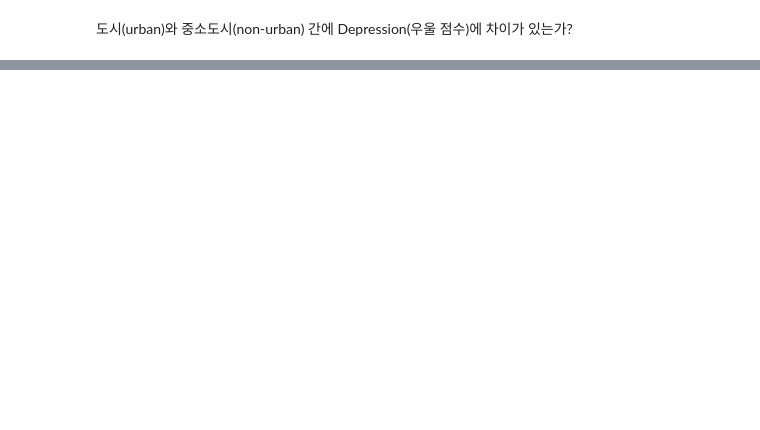
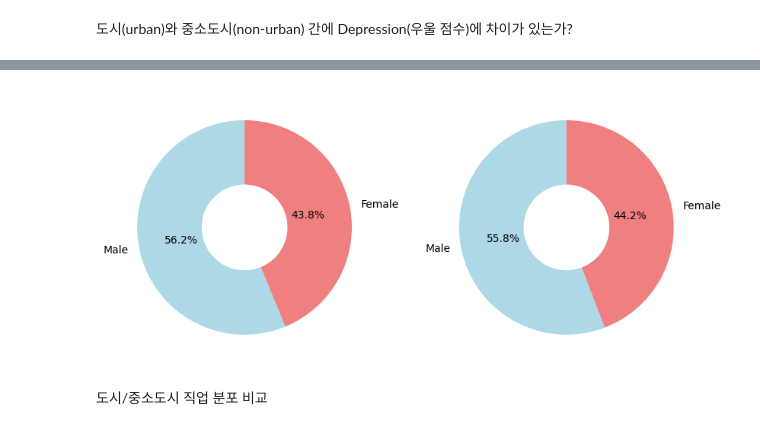
Before and after one commit to sunin1104/datathon, a Jupyter notebook: datathon.ipynb, the cells around one changed output, grey strips where cells are left out. Saved outputs shown, nothing was run; the diff lists cells and outputs as text; code cells hidden in the pictures; blank space fills up the shorter version.

```diff
--- a/datathon.ipynb
+++ b/datathon.ipynb
@@ -206,0 +310,34 @@ else:
+# %%
+urban_gender={
+    'Male':56.2,
+    'Female':43.8
+}
+
+rural_gender={
+    'Male':55.8,
+    'Female':44.2
+}
+
+fig, axes= plt.subplots(1,2,figsize=(10,5))
+
+# // 도시
+axes[0].pie(urban_gender.values(),
+            labels=urban_gender.keys(),
+            autopct='%.1f%%',
+            colors=['lightblue','lightcoral'],
+            startangle=90,
+            wedgeprops={'width': 0.6})
+
+# // 시골
+axes[1].pie(rural_gender.values(),
+            labels=rural_gender.keys(),
+            autopct='%.1f%%',
+            colors=['lightblue','lightcoral'],
+            startangle=90,
+            wedgeprops={'width':0.6})
+
+plt.show()
+# %% [output]
+[figure, added]
+# %% [markdown]
+도시/중소도시 직업 분포 비교
```
Also changed, not shown: parts of 45 cells of this notebook.
